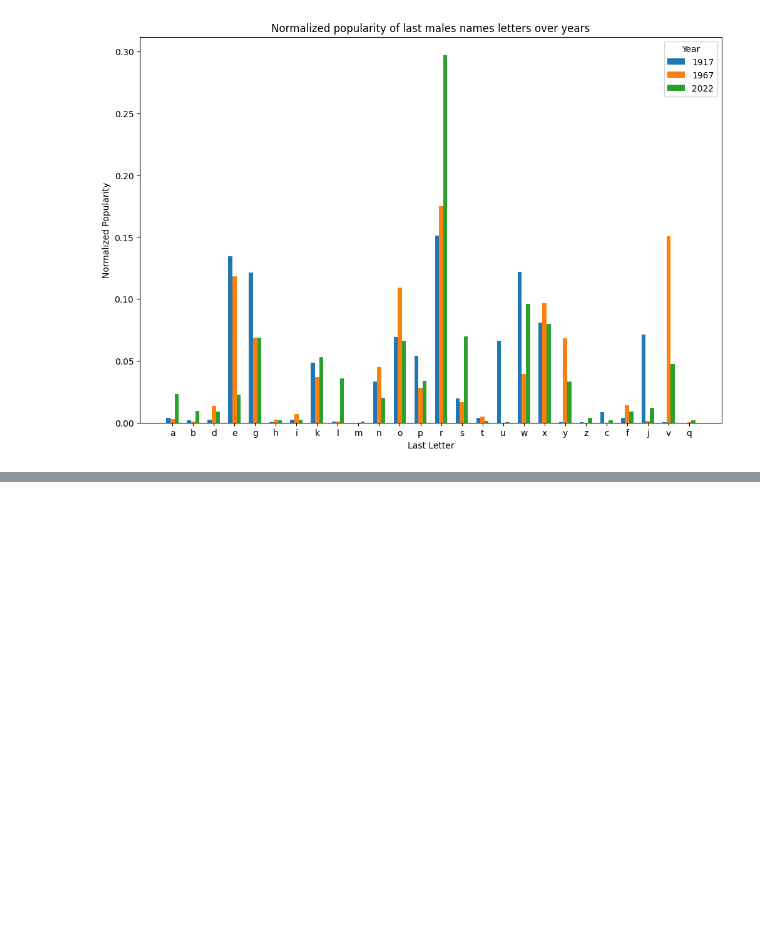
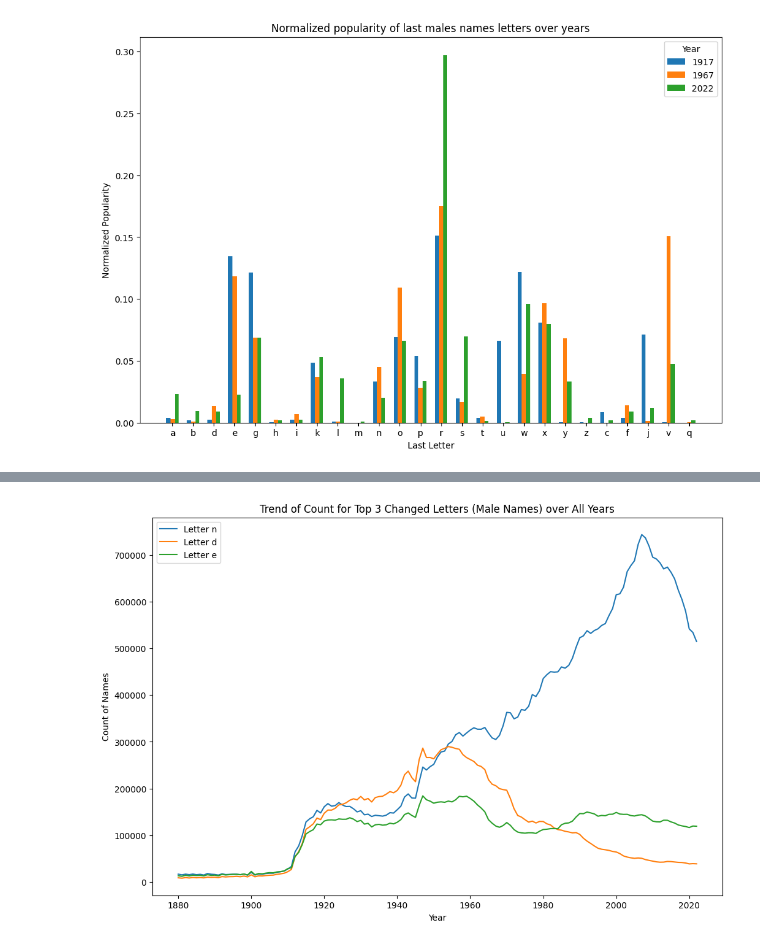
Before and after one commit to AgniechaP/EAD_project_1, a Jupyter notebook: Projekt.ipynb, the cells around one changed output, grey strips where cells are left out. Saved outputs shown, nothing was run; the diff lists cells and outputs as text; code cells hidden in the pictures; blank space fills up the shorter version.

```diff
--- a/Projekt.ipynb
+++ b/Projekt.ipynb
@@ -334,5 +334,11 @@ data_1917 = selected_years_data[(selected_years_data['Year'] == 1917) & (selecte
 data_2022 = selected_years_data[(selected_years_data['Year'] == 2022) & (selected_years_data['Sex'] == 'M')]
 
 merged_data = pd.merge(data_1917, data_2022, on='Last_letter', suffixes=('_1917', '_2022'))
-merged_data
+
+merged_data['Change'] = abs(merged_data['Normalized_popularity_2022'] - merged_data['Normalized_popularity_1917'])
+
+max_change_letter = merged_data.loc[merged_data['Change'].idxmax()]['Last_letter']
+max_change_value = merged_data['Change'].max()
+
+print(f"Największy wzrost/spadek dla litery: '{max_change_letter}'")
 # %% [output]
@@ -355,0 +346,20 @@ merged_data
+# %%
+# 3 litery z najwieksza zmiana:
+top3_changed_letters = merged_data.nlargest(3, 'Change')['Last_letter'].tolist()
+
+data_top3_letters = letter_popularity[letter_popularity['Last_letter'].isin(top3_changed_letters) & (letter_popularity['Sex'] == 'M')]
+
+# Wykres trendu popularności dla każdej z wybranych liter
+fig, ax = plt.subplots(figsize=(12, 8))
+
+for letter in top3_changed_letters:
+    data_letter = data_top3_letters[data_top3_letters['Last_letter'] == letter]
+    ax.plot(data_letter['Year'], data_letter['Count'], label=f'Letter {letter}')
+
+ax.set_xlabel('Year')
+ax.set_ylabel('Count of Names')
+ax.set_title('Trend of Count for Top 3 Changed Letters (Male Names) over All Years')
+ax.legend()
+plt.show()
+# %% [output]
+[figure, added]
```
Also changed, not shown: parts of 1 cell of this notebook.
